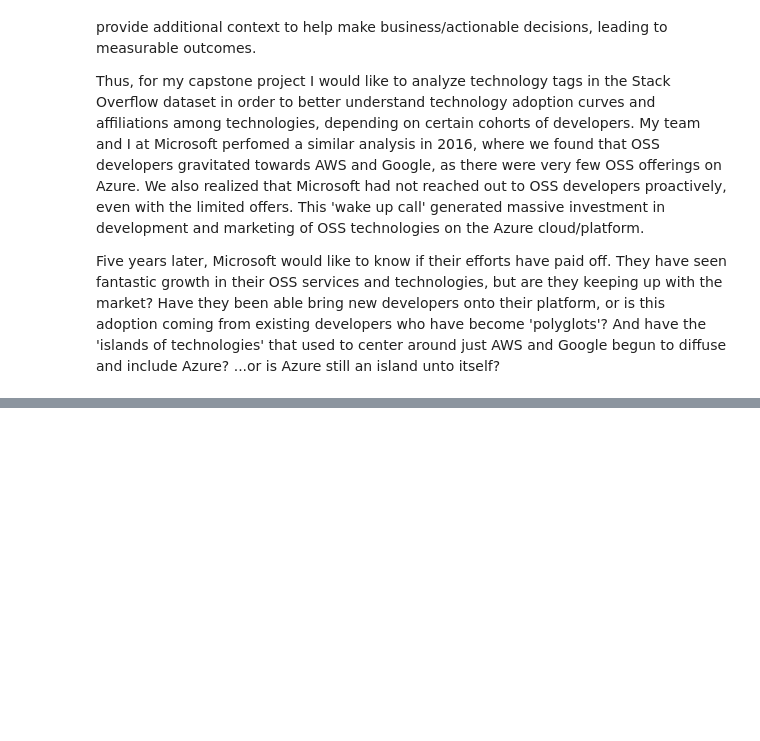
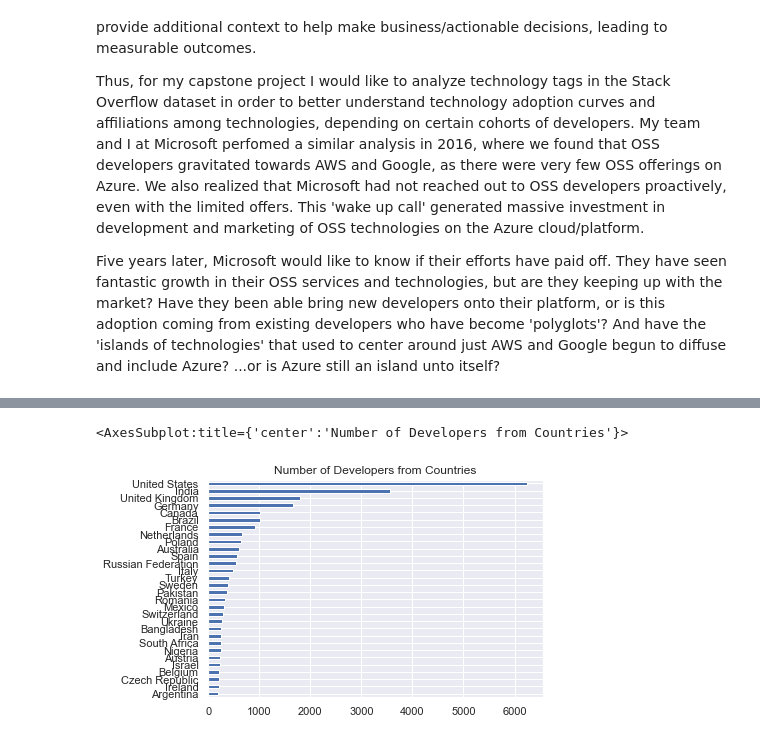
Before and after one commit to BondiAnalytics/DSML_Course_Notebooks, a Jupyter notebook: capstone_docs/Stack Overflow Tags Analysis.ipynb, the cells around one changed output, grey strips where cells are left out. Drawn from its saved outputs; the diff is of its cells as text; code cells hidden in the pictures; blank space fills up the shorter version.

```diff
--- a/capstone_docs/Stack Overflow Tags Analysis.ipynb
+++ b/capstone_docs/Stack Overflow Tags Analysis.ipynb
@@ -362,0 +236,12 @@ top_tags = posts_proto['tags'].value_counts().head(50)
+# %%
+df_20 = pd.read_csv('/Users/bens_mac/Downloads/developer_survey_2020/survey_results_public.csv')
+df_19 = pd.read_csv('/Users/bens_mac/Downloads/developer_survey_2019/survey_results_public.csv')
+df_18 = pd.read_csv('/Users/bens_mac/Downloads/developer_survey_2018/survey_results_public.csv')
+def prettify(ax):
+  ax.grid(False)
+  ax.set_frame_on(False)
+  ax.tick_params(top=False, bottom=False, left=False, right=False, labelbottom=False)
+# %%
+rev_data_20 = df_20[['Respondent', 'Country', 'Age1stCode', 'UndergradMajor','Hobbyist', 'Employment','DevType', 'DatabaseDesireNextYear', 'DatabaseWorkedWith', 'PlatformDesireNextYear', 'PlatformWorkedWith']]
+# %%
+rev_data_20 = rev_data_20.dropna()
@@ -362,0 +269,8 @@ top_tags = posts_proto['tags'].value_counts().head(50)
+# %%
+country_20 = rev_data_20['Country'].value_counts()
+top_country_20 = country_20.head(30).sort_values(ascending = True)
+# %%
+top_country_20.plot(kind = 'barh', title = 'Number of Developers from Countries')
+# %% [output]
+<AxesSubplot:title={'center':'Number of Developers from Countries'}>
+[figure, added]
```
Also changed, not shown: parts of 31 cells of this notebook, 1 other file.
